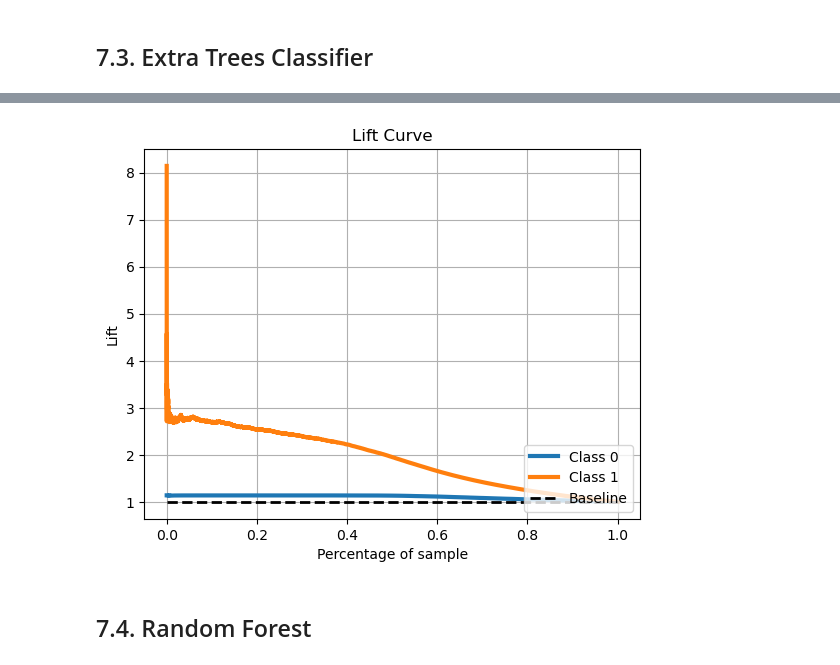
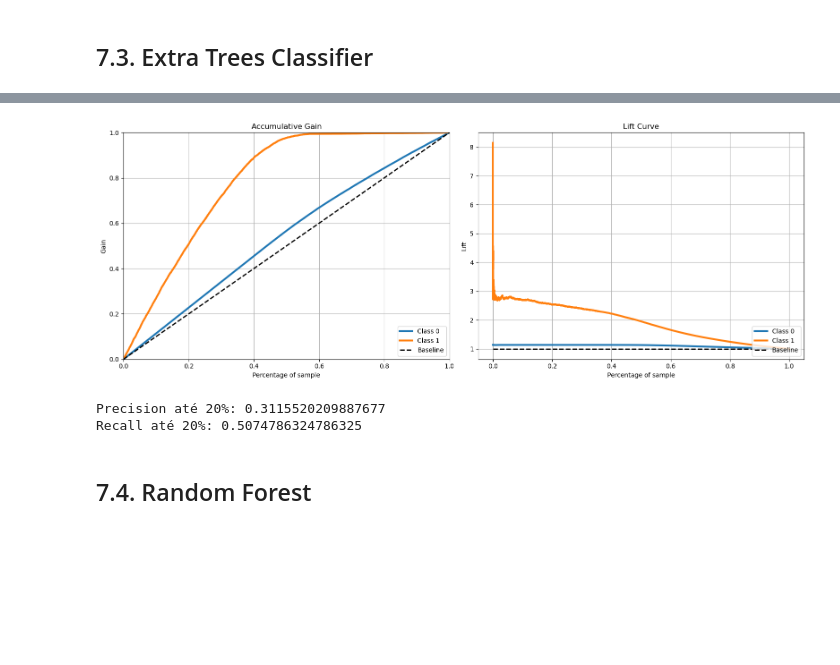
Before and after one commit to GabrielAlvesDS/Health-Insurance-Cross-Sell, a Jupyter notebook: notebooks/1.0.gca_health_insurance_cross_sell.ipynb, the cells around one changed output, grey strips where cells are left out. Cells and saved outputs as stored; diff of their text form; code cells hidden in the pictures; blank space fills up the shorter version.

```diff
--- a/notebooks/1.0.gca_health_insurance_cross_sell.ipynb
+++ b/notebooks/1.0.gca_health_insurance_cross_sell.ipynb
@@ -633,8 +717,42 @@ skplt.metrics.plot_cumulative_gain( y_test, yhat_et )
-# %%
-#Scikitplot library is there to help
-skplt.metrics.plot_lift_curve( y_test, yhat_et );
-# %% [output]
-[figure, removed]
+# %%
+fig, axes = plt.subplots(nrows=1, ncols=2, figsize=(16, 6))
+
+skplt.metrics.plot_cumulative_gain( y_test, yhat_et, ax=axes[0])
+axes[0].set_title('Accumulative Gain')
+
+# Plotar Lift Curve no segundo subplot
+skplt.metrics.plot_lift_curve( y_test, yhat_et , ax=axes[1])
+axes[1].set_title('Lift Curve')
+
+# Ajustar o layout para evitar sobreposição
+plt.tight_layout()
+
+# Exibir os gráficos
+plt.show()
+# %% [output]
+[figure, added]
+# %%
+df_test = pd.concat([X_test, y_test], axis=1)
+
+# propensity score
+df_test['score'] = yhat_et[:, 1].tolist()
+
+# sort clients by propensity score
+df_test = df_test.sort_values( 'score', ascending=False )
+
+twenty_percent = round(df_test.shape[0] * 0.2)
+
+# compute precision at k
+precision_at_20_et, data = precision_at_k( df_test, k=twenty_percent )
+
+# compute recall at k
+recall_at_20_et, data = recall_at_k( df_test, k=twenty_percent )
+
+print(f'Precision até 20%: {precision_at_20_et}')
+print(f'Recall até 20%: {recall_at_20_et}')
+# %% [output]
+Precision até 20%: 0.3115520209887677
+Recall até 20%: 0.5074786324786325
 # %% [markdown]
 ## 7.4. Random Forest
 # %%
```
Also changed, not shown: parts of 38 cells of this notebook, 9 other files.
